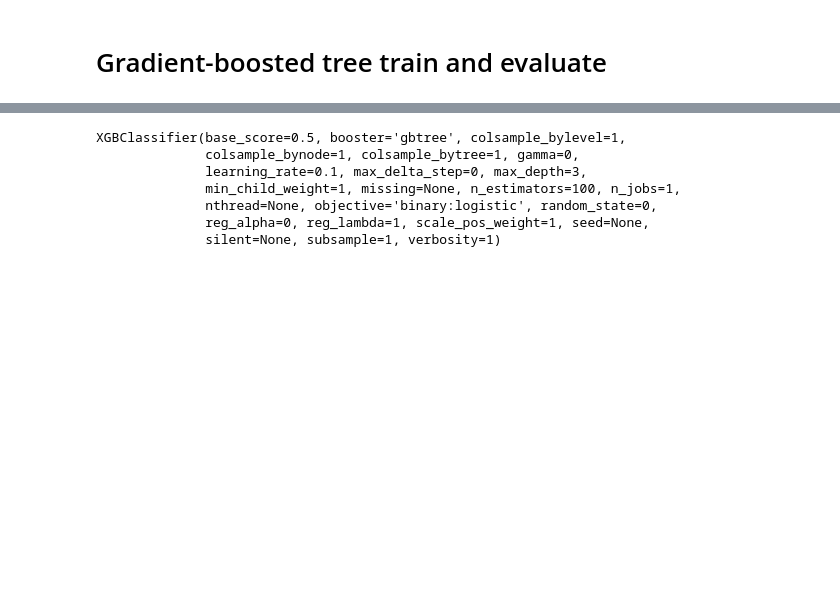
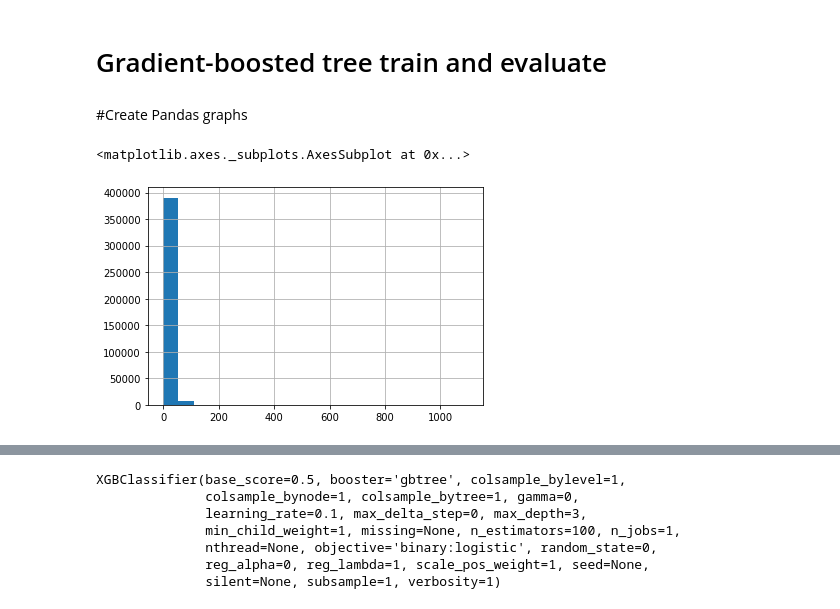
Before and after one commit to ekrako/big_data_final, a Jupyter notebook: Final_Project.ipynb, the cells around one changed output, grey strips where cells are left out. Saved outputs shown, nothing was run; the diff lists cells and outputs as text; code cells hidden in the pictures; blank space fills up the shorter version.

```diff
--- a/Final_Project.ipynb
+++ b/Final_Project.ipynb
@@ -216,2 +311,2 @@ assembler = VectorAssembler(inputCols=[ 'passenger_count', 'pickup_lon_utm', 'pi
 # %%
-output=assembler.transform(df)
+output=train_model.transform(df)
@@ -220,5 +319,3 @@ output.write.parquet('/content/drive/My Drive/Colab Notebooks/Datasets/idc/Big D
-# %%
-output = spark.read.format("parquet").load('/content/drive/My Drive/Colab Notebooks/Datasets/idc/Big Data/idc_train_prepared.parquet')
 # %% [markdown]
 # split to train and test
 # %%
@@ -302,2 +373,15 @@ fit_and_evaluate(rf,train_data,test_data,caption="Random Forest")
 gbt=GBTClassifier()
 fit_and_evaluate(gbt,train_data,test_data,caption="Gradient-boosted tree")'
+# %% [markdown]
+#Create Pandas graphs
+# %%
+%matplotlib inline
+plt.rcParams["figure.figsize"] = (20,8)
+# %%
+n=10000
+gdf=output.filter(output.manhattan_distance<33000).sample(fraction=n/output.count()).toPandas()
+# %%
+gdf.fare_amount.hist(bins=20)
+# %% [output]
+<matplotlib.axes._subplots.AxesSubplot at 0x...>
+[figure, added]
```
Also changed, not shown: parts of 35 cells of this notebook.
